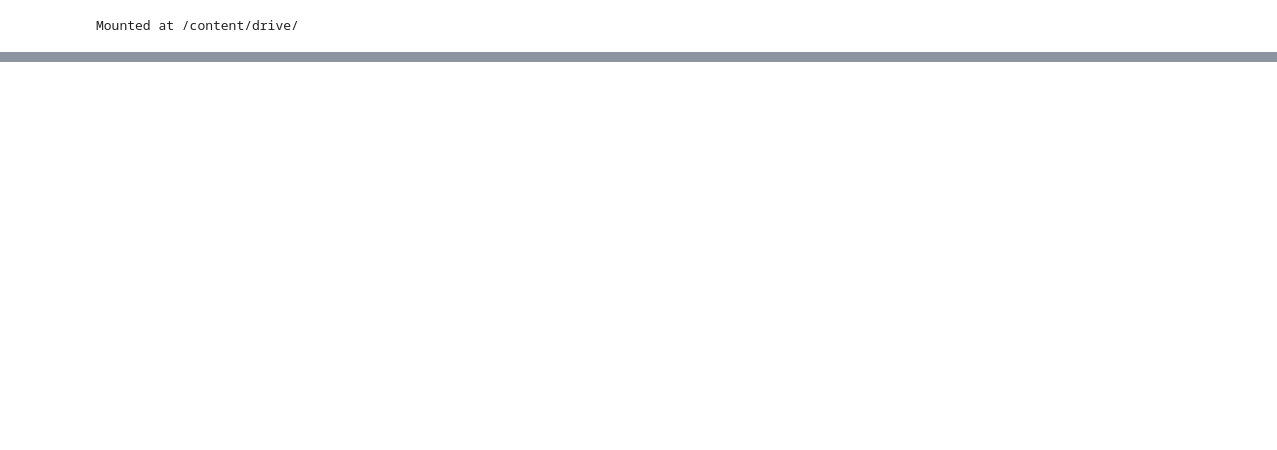
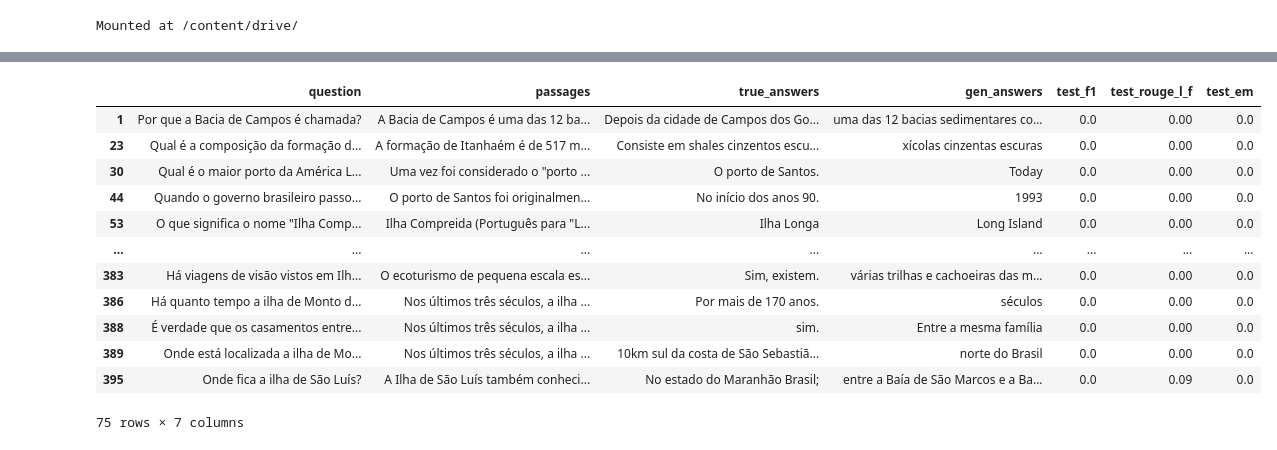
Before and after one commit to C4AI/blab-qa-viz, a Jupyter notebook: bert-squad-get_metrics.ipynb, the cells around one changed output, grey strips where cells are left out. Cells and saved outputs as stored; diff of their text form; code cells hidden in the pictures; blank space fills up the shorter version.

```diff
--- a/bert-squad-get_metrics.ipynb
+++ b/bert-squad-get_metrics.ipynb
@@ -292,2 +281,16 @@ df.loc[df['test_f1']>=0.7,:]
 # %%
-sample = df.loc[df['test_f1']>=0.7,:]
+df.loc[df['test_f1']==0.,:]
+# %% [output]
+|  | question | passages | true_answers | gen_answers | test_f1 | test_rouge_l_f | test_em |
+| 1 | Por que a Bacia de Campos é chamada? | A Bacia de Campos é uma das 12 ba... | Depois da cidade de Campos dos Go... | uma das 12 bacias sedimentares co... | 0.0 | 0.00 | 0.0 |
+| 23 | Qual é a composição da formação d... | A formação de Itanhaém é de 517 m... | Consiste em shales cinzentos escu... | xícolas cinzentas escuras | 0.0 | 0.00 | 0.0 |
+| 30 | Qual é o maior porto da América L... | Uma vez foi considerado o "porto ... | O porto de Santos. | Today | 0.0 | 0.00 | 0.0 |
+| 44 | Quando o governo brasileiro passo... | O porto de Santos foi originalmen... | No início dos anos 90. | 1993 | 0.0 | 0.00 | 0.0 |
+| 53 | O que significa o nome "Ilha Comp... | Ilha Compreida (Português para "L... | Ilha Longa | Long Island | 0.0 | 0.00 | 0.0 |
+| ... | ... | ... | ... | ... | ... | ... | ... |
+| 383 | Há viagens de visão vistos em Ilh... | O ecoturismo de pequena escala es... | Sim, existem. | várias trilhas e cachoeiras das m... | 0.0 | 0.00 | 0.0 |
+| 386 | Há quanto tempo a ilha de Monto d... | Nos últimos três séculos, a ilha ... | Por mais de 170 anos. | séculos | 0.0 | 0.00 | 0.0 |
+| 388 | É verdade que os casamentos entre... | Nos últimos três séculos, a ilha ... | sim. | Entre a mesma família | 0.0 | 0.00 | 0.0 |
+| 389 | Onde está localizada a ilha de Mo... | Nos últimos três séculos, a ilha ... | 10km sul da costa de São Sebastiã... | norte do Brasil | 0.0 | 0.00 | 0.0 |
+| 395 | Onde fica a ilha de São Luís? | A Ilha de São Luís também conheci... | No estado do Maranhão Brasil; | entre a Baía de São Marcos e a Ba... | 0.0 | 0.09 | 0.0 |
+75 rows × 7 columns
```
Also changed, not shown: parts of 12 cells of this notebook, 3 other files.
